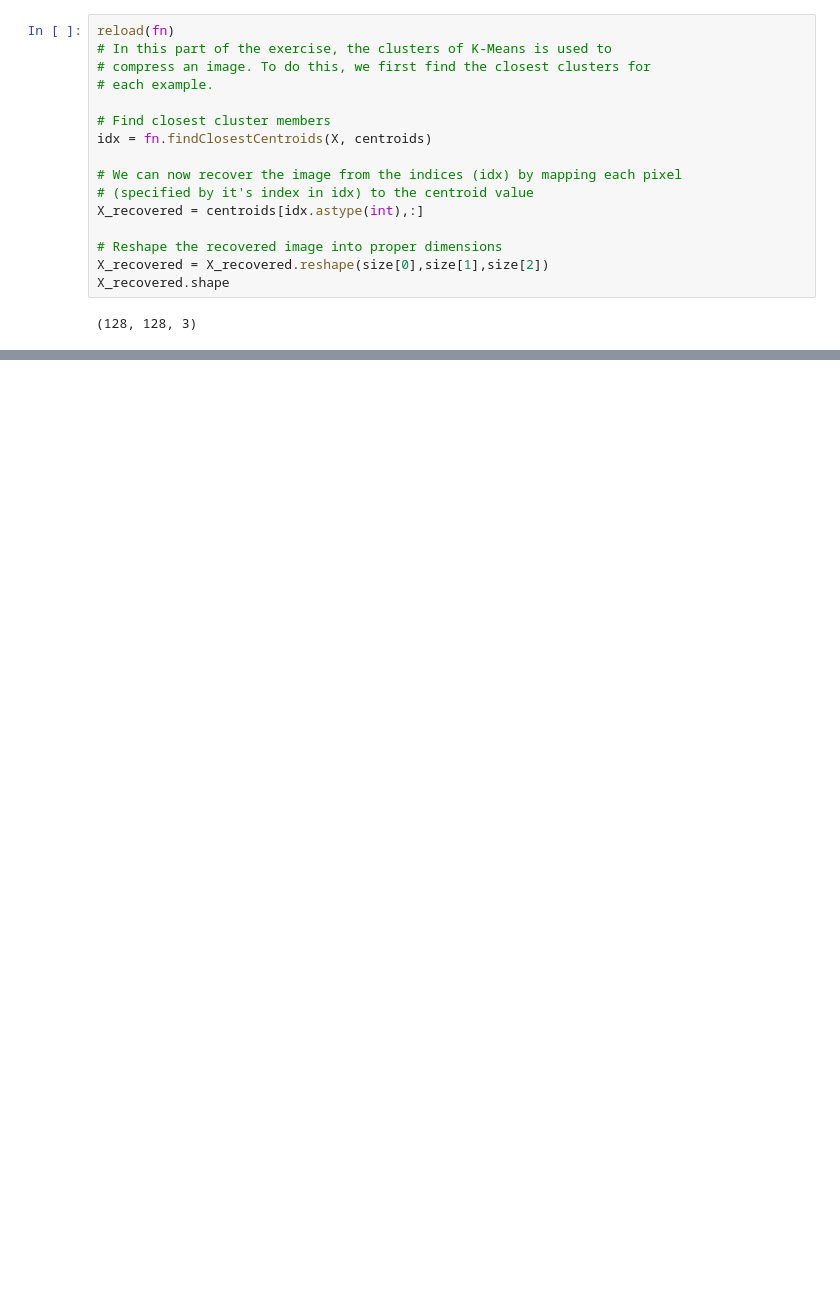
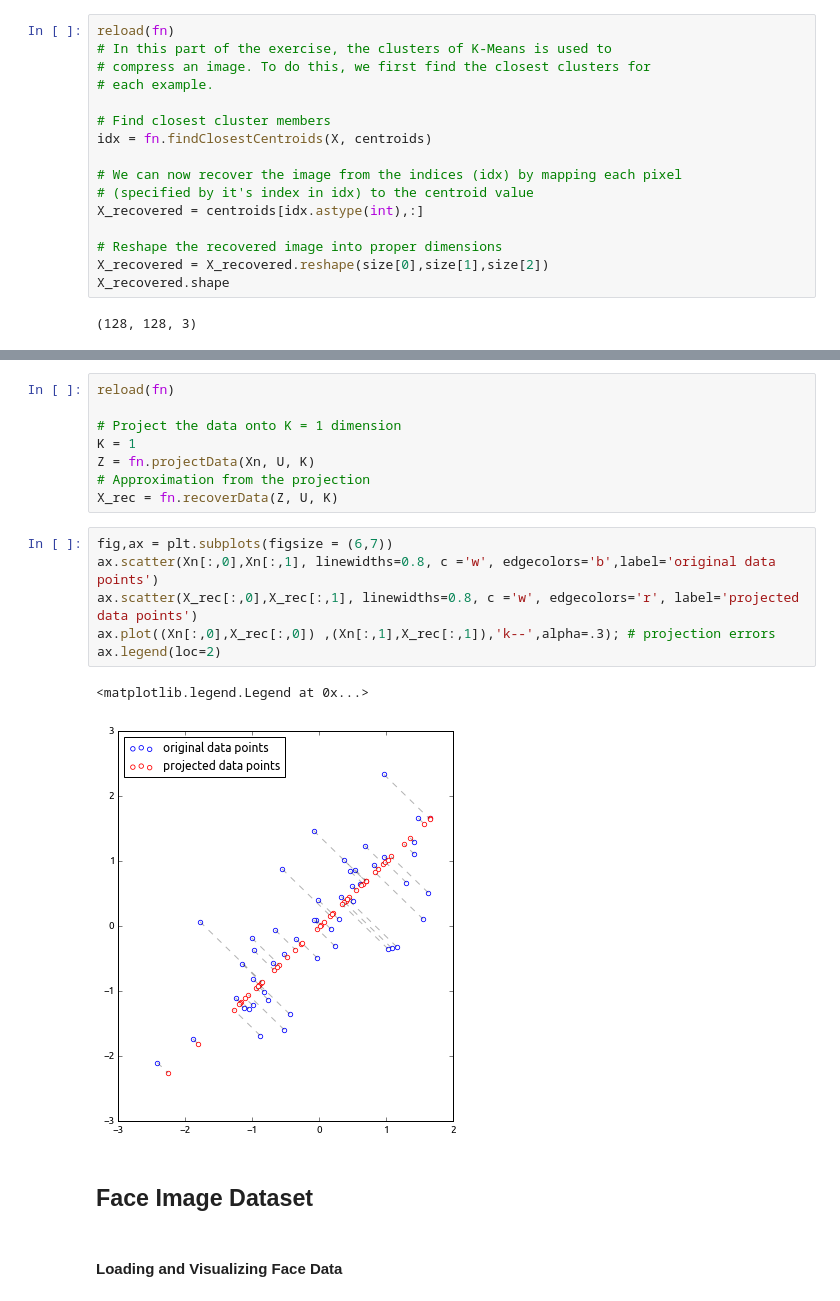
Before and after one commit to sametmarasli/machine_learning_andrewng, a Jupyter notebook: notebooks/7/k-means_clustering_and_principal_component_analysis.ipynb, the cells around one changed output, grey strips where cells are left out. Drawn from its saved outputs; the diff is of its cells as text; blank space fills up the shorter version.

```diff
--- a/notebooks/7/k-means_clustering_and_principal_component_analysis.ipynb
+++ b/notebooks/7/k-means_clustering_and_principal_component_analysis.ipynb
@@ -191,0 +274,21 @@ ax[1].set_title('Compressed, with {} colors'.format(K))
+# %%
+reload(fn)
+
+# Project the data onto K = 1 dimension
+K = 1
+Z = fn.projectData(Xn, U, K)
+# Approximation from the projection
+X_rec = fn.recoverData(Z, U, K)
+# %%
+fig,ax = plt.subplots(figsize = (6,7))
+ax.scatter(Xn[:,0],Xn[:,1], linewidths=0.8, c ='w', edgecolors='b',label='original data points')
+ax.scatter(X_rec[:,0],X_rec[:,1], linewidths=0.8, c ='w', edgecolors='r', label='projected data points')
+ax.plot((Xn[:,0],X_rec[:,0]) ,(Xn[:,1],X_rec[:,1]),'k--',alpha=.3); # projection errors
+ax.legend(loc=2)
+# %% [output]
+<matplotlib.legend.Legend at 0x...>
+[figure, added]
+# %% [markdown]
+## Face Image Dataset
+# %% [markdown]
+#### Loading and Visualizing Face Data
```
Also changed, not shown: parts of 41 cells of this notebook, 2 other files.
